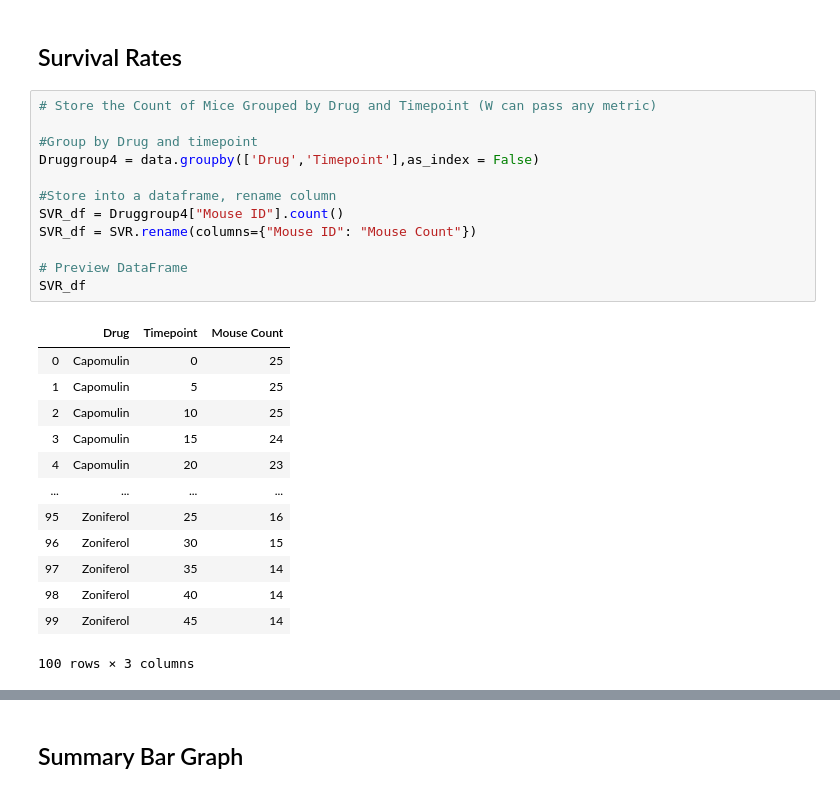
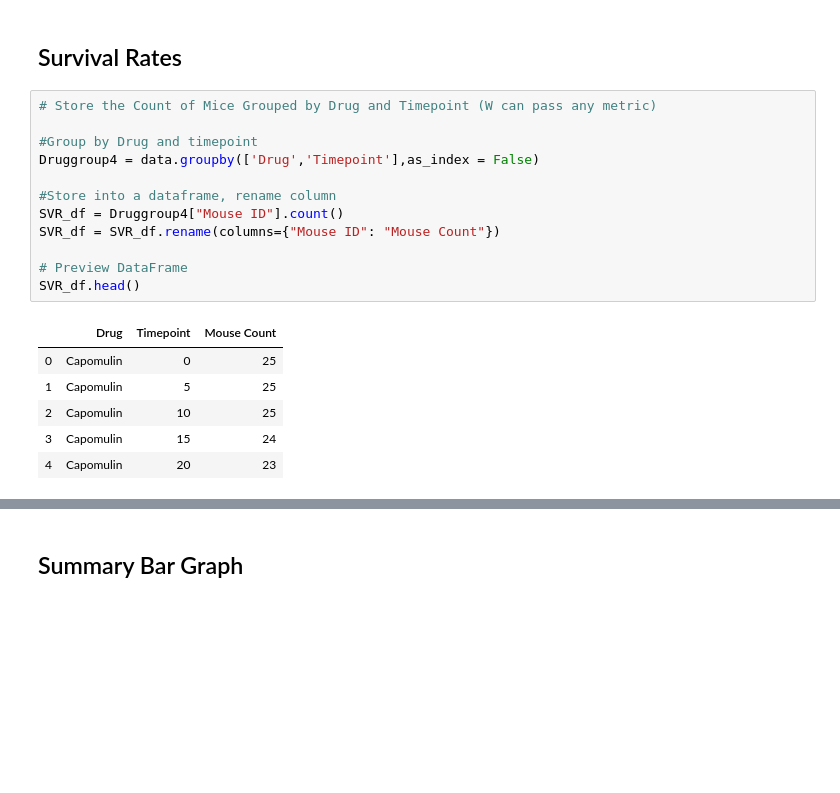
Before and after one commit to AtillaToy/matplotlib-challenge, a Jupyter notebook: Pymaceuticals/pymaceuticals_starter.ipynb, the cells around one changed output, grey strips where cells are left out. Drawn from its saved outputs; the diff is of its cells as text; blank space fills up the shorter version.

```diff
--- a/Pymaceuticals/pymaceuticals_starter.ipynb
+++ b/Pymaceuticals/pymaceuticals_starter.ipynb
@@ -305,26 +241,19 @@ plt.savefig("Metastatic Spread During Treatment.png")
 # %%
 # Store the Count of Mice Grouped by Drug and Timepoint (W can pass any metric)
 
 #Group by Drug and timepoint
 Druggroup4 = data.groupby(['Drug','Timepoint'],as_index = False)
 
 #Store into a dataframe, rename column
 SVR_df = Druggroup4["Mouse ID"].count()
-SVR_df = SVR.rename(columns={"Mouse ID": "Mouse Count"})
+SVR_df = SVR_df.rename(columns={"Mouse ID": "Mouse Count"})
 
 # Preview DataFrame
-SVR_df
+SVR_df.head()
 # %% [output]
 |  | Drug | Timepoint | Mouse Count |
 | 0 | Capomulin | 0 | 25 |
 | 1 | Capomulin | 5 | 25 |
 | 2 | Capomulin | 10 | 25 |
 | 3 | Capomulin | 15 | 24 |
 | 4 | Capomulin | 20 | 23 |
-| ... | ... | ... | ... |
-| 95 | Zoniferol | 25 | 16 |
-| 96 | Zoniferol | 30 | 15 |
-| 97 | Zoniferol | 35 | 14 |
-| 98 | Zoniferol | 40 | 14 |
-| 99 | Zoniferol | 45 | 14 |
-100 rows × 3 columns
```
Also changed, not shown: parts of 18 cells of this notebook.
